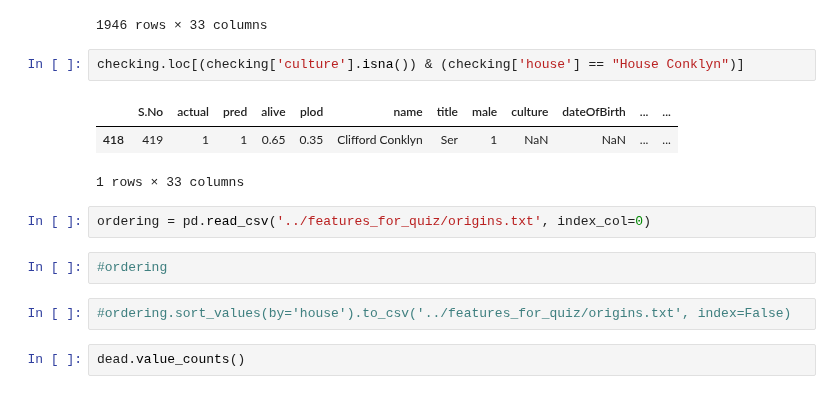
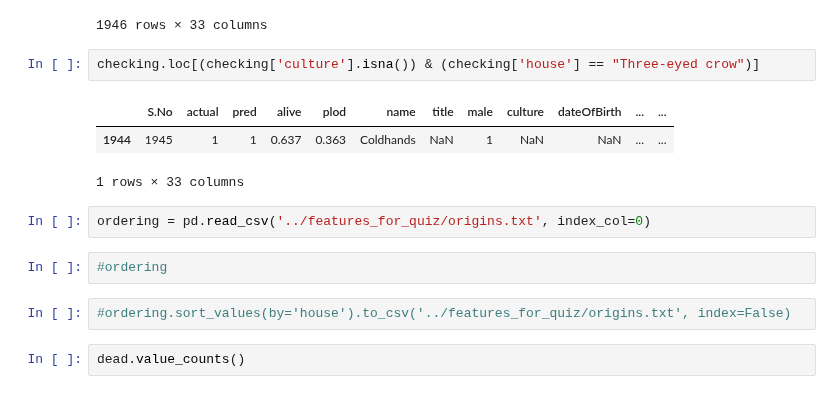
Before and after one commit to franziskasteger/game-of-thrones-survival, a Jupyter notebook: notebooks/franzi_exploring_houses.ipynb, the cells around one changed output. Cells and saved outputs as stored; diff of their text form.

Commit message:
I think I finished the house class dictionary, I will check now

```diff
--- a/notebooks/franzi_exploring_houses.ipynb
+++ b/notebooks/franzi_exploring_houses.ipynb
@@ -419,17 +419,17 @@ checking
 | 1945 | 1946 | 0 | 0 | 0.093 | 0.907 | Tytos Lannister | Casterly Rock | 1 | NaN | 220.0 | ... | ... |
 1946 rows × 33 columns
 # %%
-checking.loc[(checking['culture'].isna()) & (checking['house'] == "House Conklyn")]
+checking.loc[(checking['culture'].isna()) & (checking['house'] == "Three-eyed crow")]
 # %% [output]
 |  | S.No | actual | pred | alive | plod | name | title | male | culture | dateOfBirth | ... | ... |
-| 418 | 419 | 1 | 1 | 0.65 | 0.35 | Clifford Conklyn | Ser | 1 | NaN | NaN | ... | ... |
+| 1944 | 1945 | 1 | 1 | 0.637 | 0.363 | Coldhands | NaN | 1 | NaN | NaN | ... | ... |
 1 rows × 33 columns
 # %%
 ordering = pd.read_csv('../features_for_quiz/origins.txt', index_col=0)
-# %%
-#ordering
-# %%
-#ordering.sort_values(by='house').to_csv('../features_for_quiz/origins.txt', index=False)
+# %%
+#ordering
+# %%
+#ordering.sort_values(by='house').to_csv('../features_for_quiz/origins.txt', index=False)
 # %%
 dead.value_counts()
 # %% [output]
```
Also changed, not shown: parts of 6 cells of this notebook, 1 other file.
